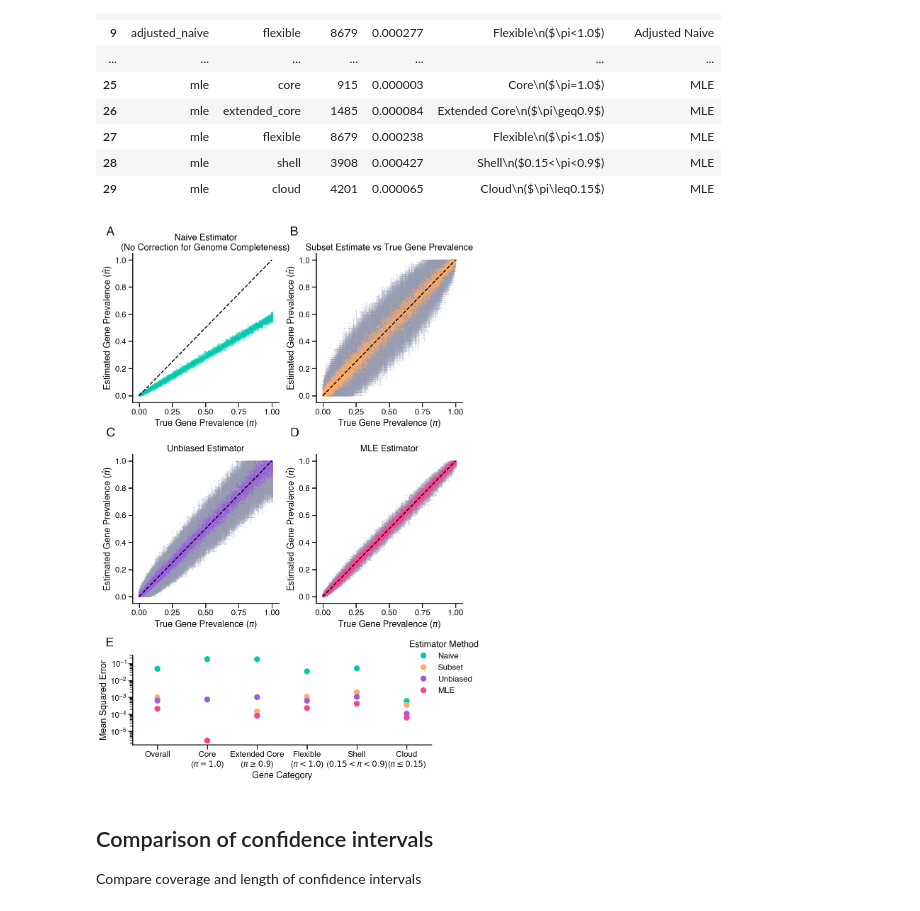
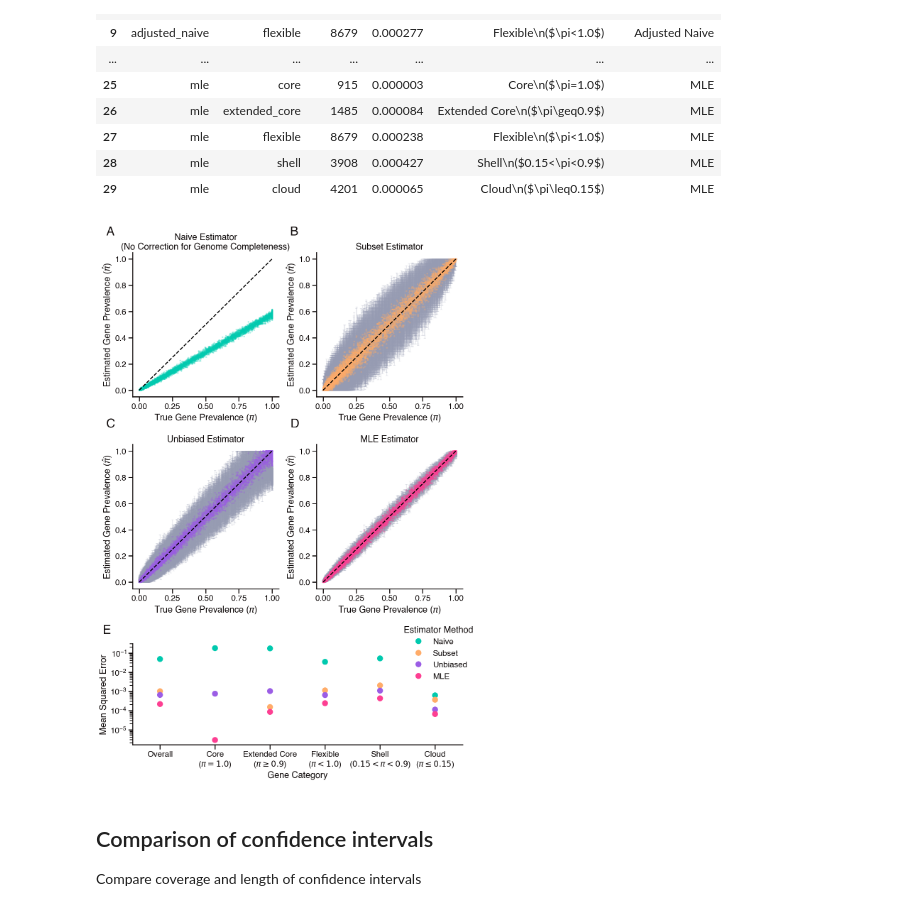
Before and after one commit to blasks/gene-prevalence, a Jupyter notebook: experiments/2-method-comparison-simulations.ipynb, the cells around one changed output. Saved outputs shown, nothing was run; the diff lists cells and outputs as text; code cells hidden in the pictures.

```diff
--- a/experiments/2-method-comparison-simulations.ipynb
+++ b/experiments/2-method-comparison-simulations.ipynb
@@ -617,7 +617,7 @@ mse_df = mse_df[mse_df['method'] != 'adjusted_naive']
 
 # grid layout: 3 rows, 2 columns, bottom row for MSE barplot, top two rows for scatterplots of each method
 fig = plt.figure(figsize=(12, 18))
-gs = fig.add_gridspec(3, 11, height_ratios=[1, 1, 0.6], hspace=0.4, wspace=0.3)
+gs = fig.add_gridspec(5, 11, height_ratios=[1, 0, 1, 0.05, 0.7], hspace=0.3, wspace=0.3)
 
 # annotation specs
 annotation_kwargs = dict(
@@ -660,7 +660,7 @@ sns.scatterplot(
 )
 ax2.set_xlabel(r"True Gene Prevalence ($\pi$)")
 ax2.set_ylabel(r"Estimated Gene Prevalence ($\hat{\pi}$)")
-ax2.set_title('Subset Estimate vs True Gene Prevalence')
+ax2.set_title('Subset Estimator')
 # add error bars for the configured confidence intervals
 ax2.errorbar(
     x=subset_estimates_df["pi_true"],
@@ -681,7 +681,7 @@ ax2.plot(lims, lims, 'k--', zorder=1)
 ax2.annotate("B", **annotation_kwargs)
 
 # plot C: scatterplot of unbiased estimates vs true pi values with error bars
-ax3 = fig.add_subplot(gs[1, :5])
+ax3 = fig.add_subplot(gs[2, :5])
 sns.scatterplot(
     x=unbiased_estimates_df["pi_true"],
     y=unbiased_estimates_df["pi_hat"],
@@ -714,7 +714,7 @@ ax3.plot(lims, lims, 'k--', zorder=1)
 ax3.annotate("C", **annotation_kwargs)
 
 # plot D: scatterplot of MLE estimates vs true pi values with error bars
-ax4 = fig.add_subplot(gs[1, 6:])
+ax4 = fig.add_subplot(gs[2, 6:])
 sns.scatterplot(
     x=mle_estimates_df["pi_true"],
     y=mle_estimates_df["pi_hat"],
@@ -747,38 +747,38 @@ ax4.plot(lims, lims, 'k--', zorder=1)
 ax4.annotate("D", **annotation_kwargs)
 
 # plot E: barplot of MSE results for all methods and gene categories
-ax5 = fig.add_subplot(gs[2, :10])
+ax5 = fig.add_subplot(gs[4, :])
 # sns.barplot(
 #     data=mse_df,
 #     x='Gene Category',
 #     y='mse',
 #     hue='Estimator Method',
 #     ax=ax5,
 #     palette=[sns.color_palette()[i] for i in [2, 1, 0, 3]]
 # )
 sns.stripplot(
     data=mse_df,
     x='Gene Category',
     y='mse',
     hue='Estimator Method',
     dodge=False,
     jitter=False,
     size=12,
     ax=ax5,
     palette=[sns.color_palette()[i] for i in [2, 1, 0, 3]]
 )
 ax5.set_yscale('log')
 ax5.set_ylabel("Mean Squared Error")
-ax5.legend(title="Estimator Method", loc='upper left', bbox_to_anchor=(0.9, 1.25))
+ax5.legend(title="Estimator Method", loc='upper left', bbox_to_anchor=(0.8, 1.25))
 # add annotation
 annotation_kwargs['xy'] = (-0.09, 1.1)
 ax5.annotate("E", **annotation_kwargs)
 
 # show and/or save figure
 # fig.savefig("method_comparison_simulations_figure.png", bbox_inches='tight')
 plt.show()
 # %% [output]
-[figure, old version]
+[figure, new version]
 # %% [markdown]
 ## Comparison of confidence intervals
 Compare coverage and length of confidence intervals
```
Also changed, not shown: parts of 1 cell of this notebook, 4 other files.
